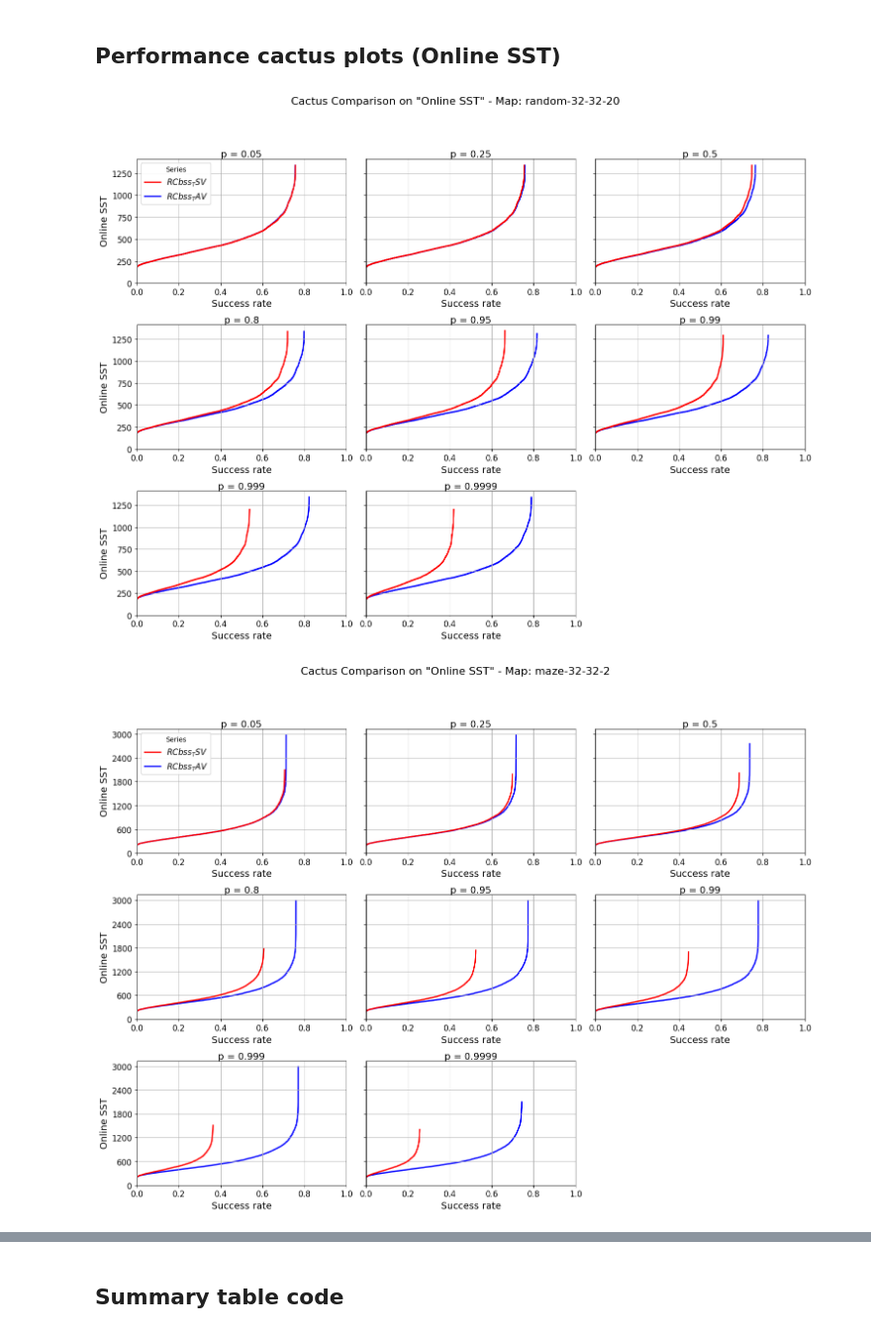
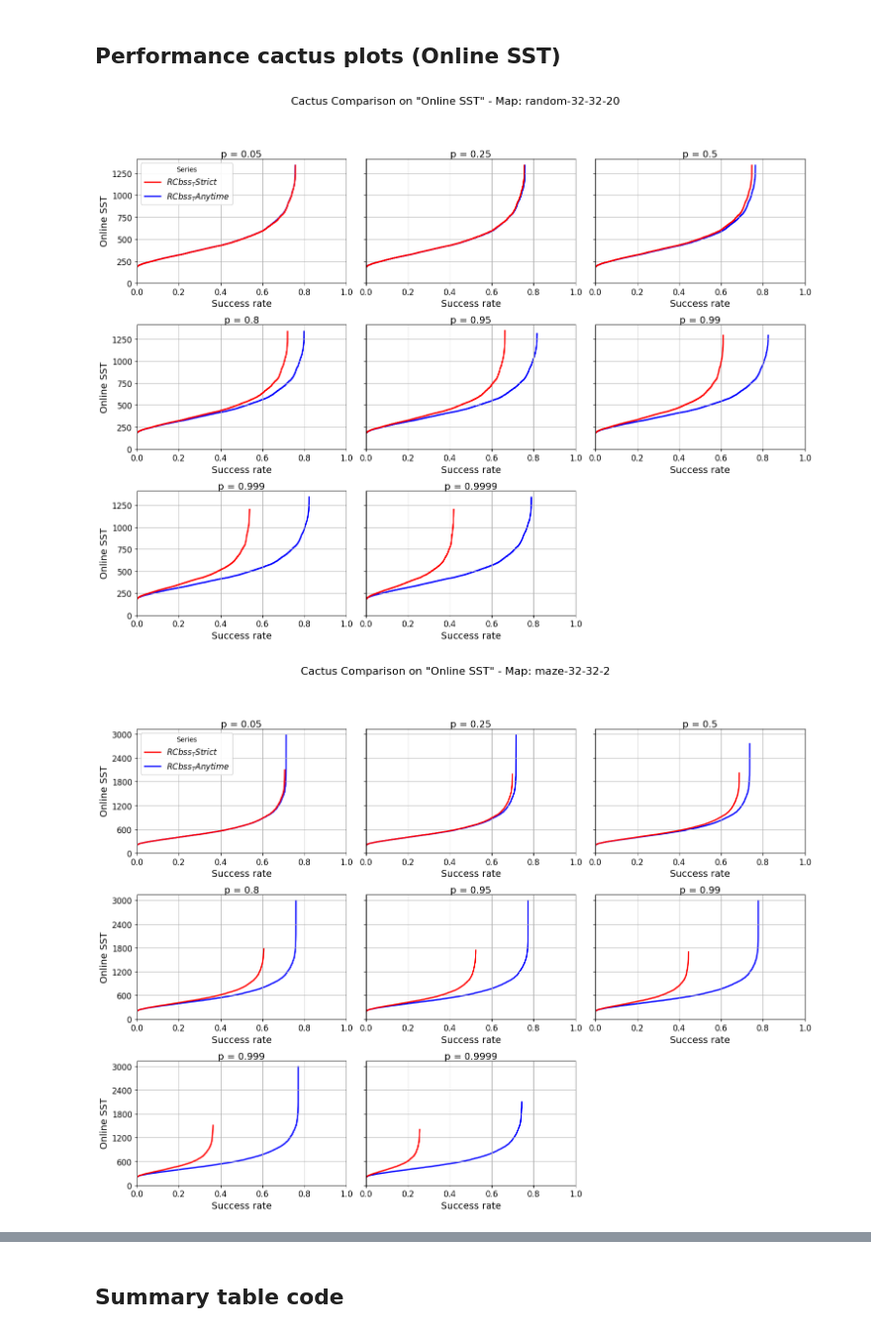
Before and after one commit to anonymousDD112233/RCbssAV, a Jupyter notebook: ExperimentalResults/Experiments_Charts.ipynb, the cells around one changed output, grey strips where cells are left out. Shown: that part at 99% size. Drawn from its saved outputs; the diff is of its cells as text; code cells hidden in the pictures.

```diff
--- a/ExperimentalResults/Experiments_Charts.ipynb
+++ b/ExperimentalResults/Experiments_Charts.ipynb
@@ -11,13 +11,13 @@ RCbssTSV_path = "raw_data_RCbssTStrict_BaseLines.csv"
 RCbssTAV_path = "raw_data_RCbssTAnytime.csv"
 
 series_info = {
-    r"$RCbss_{T}SV$": {"file": RCbssTSV_path, "color": "red"},
-    r"$RCbss_{T}AV$": {"file": RCbssTAV_path, "color": "blue"},
+    r"$RCbss_{T}Strict$": {"file": RCbssTSV_path, "color": "red"},
+    r"$RCbss_{T}Anytime$": {"file": RCbssTAV_path, "color": "blue"},
 }
 
-legend_order = [r"$RCbss_{T}SV$", r"$RCbss_{T}AV$"]
-draw_order   = [r"$RCbss_{T}AV$", r"$RCbss_{T}SV$"]
-zorder_map   = {r"$RCbss_{T}SV$": 2, r"$RCbss_{T}AV$": 1}
+legend_order = [r"$RCbss_{T}Strict$", r"$RCbss_{T}Anytime$"]
+draw_order   = [r"$RCbss_{T}Anytime$", r"$RCbss_{T}Strict$"]
+zorder_map   = {r"$RCbss_{T}Strict$": 2, r"$RCbss_{T}Anytime$": 1}
 
 all_maps = ["random-32-32-20", "maze-32-32-2", "room-32-32-4", "warehouse-10-20-10-2-1"]
 
@@ -105,32 +105,32 @@ def plot_cactus_for_metric(metric_col):
             ax.set_ylim(0, y_max_map)
             ax.set_xticks(np.linspace(0, 1, 6))
             ax.yaxis.set_major_locator(ticker.MaxNLocator(nbins=6))
             ax.grid(True)
             ax.tick_params(axis='both', which='major', labelsize=12)
             ax.set_xlabel('Success rate', fontsize=14)
             if idx % cols == 0:
                 ax.set_ylabel(metric_col, fontsize=14)
 
         for j in range(n, len(axes)):
             fig.delaxes(axes[j])
 
         ordered = [lbl for lbl in legend_order if lbl in handles_map_global]
         if ordered:
             first_ax.legend(
                 [handles_map_global[lbl] for lbl in ordered],
                 ordered,
                 fontsize=12,
                 title="Series",
                 loc=legend_loc,
                 framealpha=0.9,
                 fancybox=True
             )
 
         plt.tight_layout(rect=[0, 0.03, 1, 0.93])
         plt.show()
 
 
 plot_cactus_for_metric("Online SST")
 # %% [output]
-[figure, old version]
+[figure, new version]
-[figure, old version]
+[figure, new version]
```
Also changed, not shown: parts of 2 cells of this notebook.
